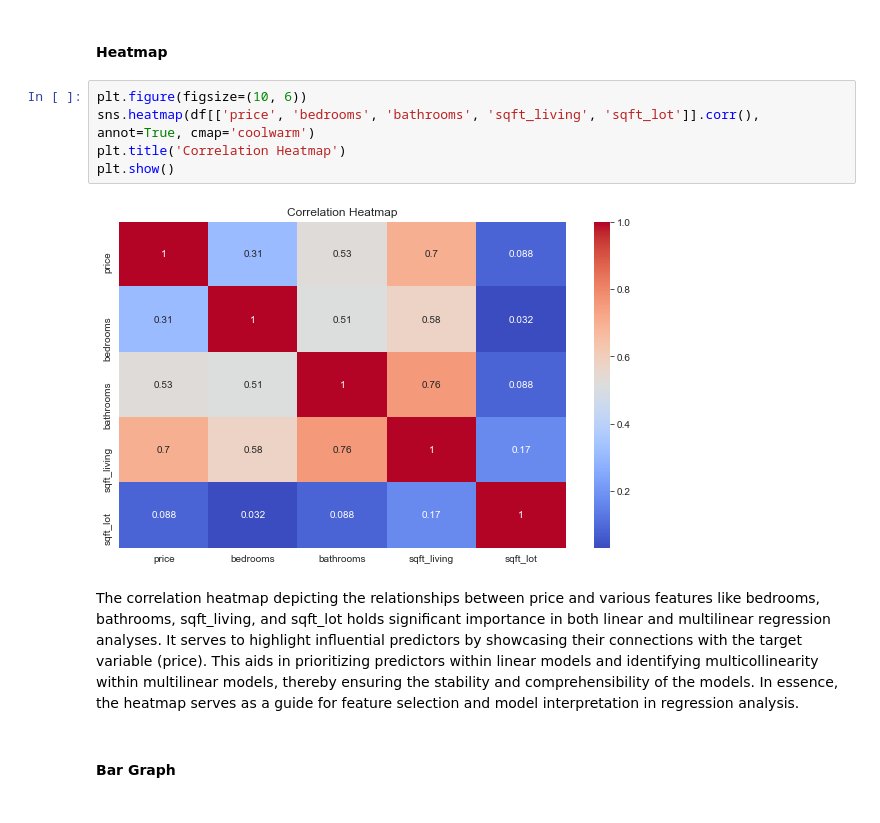
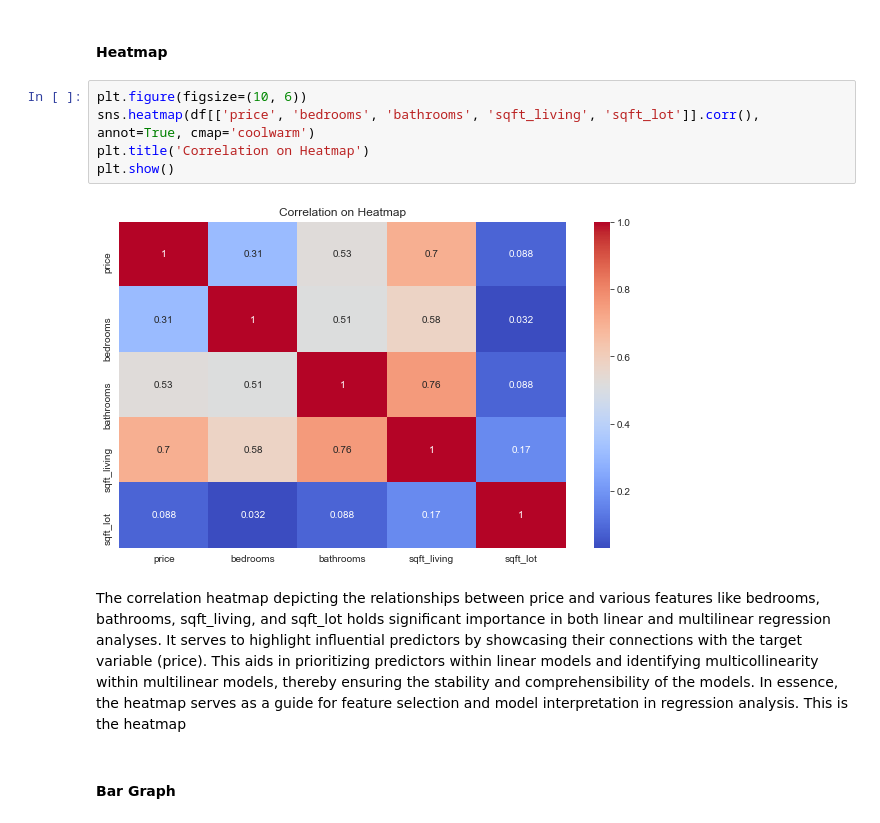
Before and after one commit to paulngatia/Dsc-Phase-2-Project-v2-3, a Jupyter notebook: student.ipynb, the cells around one changed output. Cells and saved outputs as stored; diff of their text form.

```diff
--- a/student.ipynb
+++ b/student.ipynb
@@ -562,12 +562,12 @@ Trend cannot be accurately determined as houses in Poor condition are more pricy
 # %%
 plt.figure(figsize=(10, 6))
 sns.heatmap(df[['price', 'bedrooms', 'bathrooms', 'sqft_living', 'sqft_lot']].corr(), annot=True, cmap='coolwarm')
-plt.title('Correlation Heatmap')
+plt.title('Correlation on Heatmap')
 plt.show()
 # %% [output]
-[figure, old version]
+[figure, new version]
 # %% [markdown]
-The correlation heatmap depicting the relationships between price and various features like bedrooms, bathrooms, sqft_living, and sqft_lot holds significant importance in both linear and multilinear regression analyses. It serves to highlight influential predictors by showcasing their connections with the target variable (price). This aids in prioritizing predictors within linear models and identifying multicollinearity within multilinear models, thereby ensuring the stability and comprehensibility of the models. In essence, the heatmap serves as a guide for feature selection and model interpretation in regression analysis.
+The correlation heatmap depicting the relationships between price and various features like bedrooms, bathrooms, sqft_living, and sqft_lot holds significant importance in both linear and multilinear regression analyses. It serves to highlight influential predictors by showcasing their connections with the target variable (price). This aids in prioritizing predictors within linear models and identifying multicollinearity within multilinear models, thereby ensuring the stability and comprehensibility of the models. In essence, the heatmap serves as a guide for feature selection and model interpretation in regression analysis. This is the heatmap
 # %% [markdown]
 #### Bar Graph
 # %%
```
Also changed, not shown: parts of 8 cells of this notebook.
